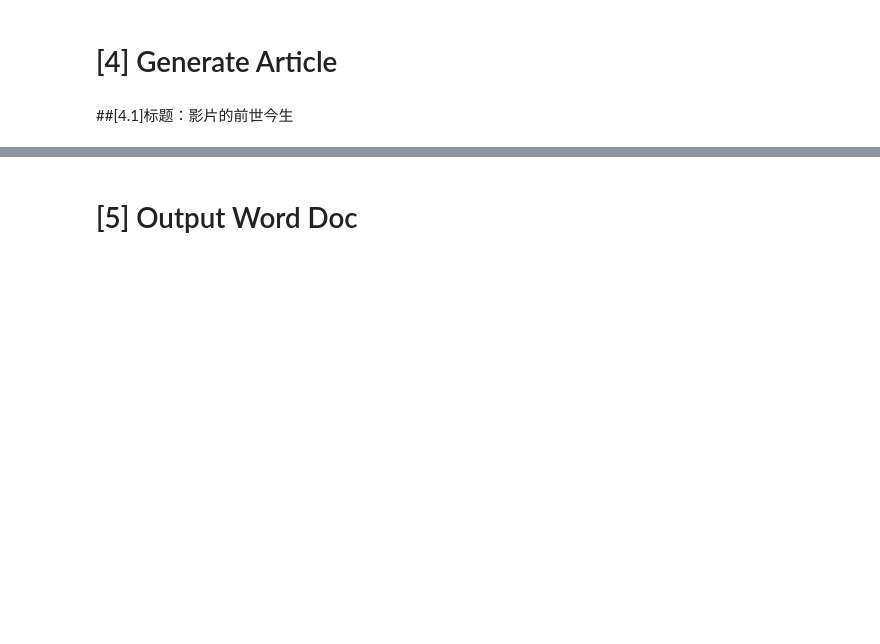
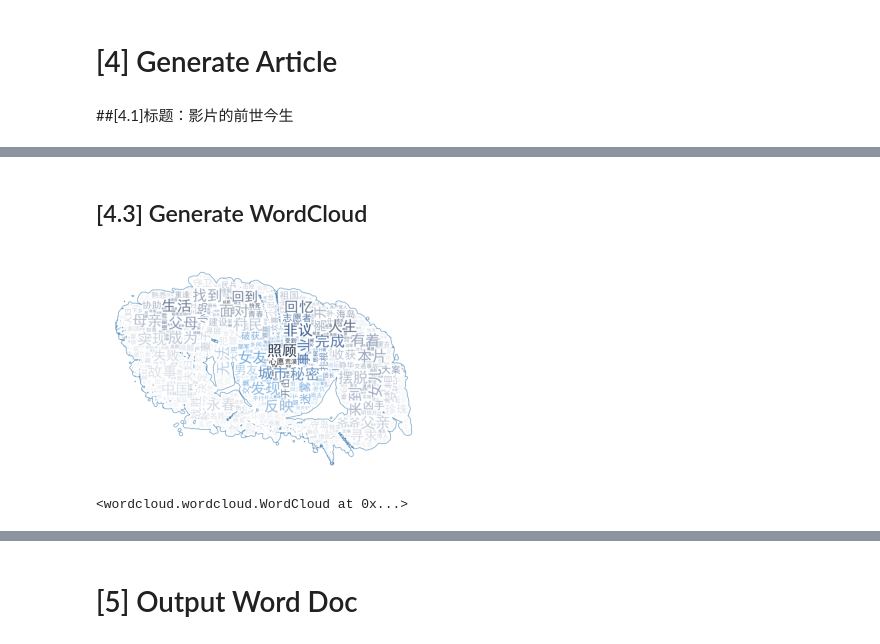
Before and after one commit to CT-Cultures/Content, a Jupyter notebook: tools/articles/Release_Overview_Issue.ipynb, the cells around one changed output, grey strips where cells are left out. Cells and saved outputs as stored; diff of their text form; code cells hidden in the pictures; blank space fills up the shorter version.

Commit message:
from colab with updates on Release Overview

```diff
--- a/tools/articles/Release_Overview_Issue.ipynb
+++ b/tools/articles/Release_Overview_Issue.ipynb
@@ -23,3 +25,7 @@ import pandas as pd
 import numpy as np
 import datetime as dt
 import re
+import random
+import jieba.analyse
+tfidf = jieba.analyse.extract_tags
+textrank = jieba.analyse.textrank
@@ -40,8 +111,8 @@ df_curr_releases['匹配片名'] = df_curr_releases['片名'].apply(lambda x: mm
 # %%
-df_matched = df_reg[df_reg['片名'].isin(df_curr_releases['匹配片名'].to_numpy())]
-df_matched = df_matched[['备案立项号', '片名', '备案单位', '编剧', '备案结果', '备案地', '梗概', '公示日期']].copy()
+df_curr_releases['匹配片名'] = df_curr_releases['片名'].apply(lambda x: mmatch[x] if x in mmatch else x)
+df_matched = df_reg[df_reg['匹配片名'].isin(df_curr_releases['匹配片名'].to_numpy())]
+df_matched = df_matched[['备案立项号', '匹配片名', '备案单位', '编剧', '备案结果', '备案地', '梗概', '公示日期']].copy()
 df_matched.rename(columns={'公示日期':'备案公示日期'}, inplace=True)
 df_c = df_curr_releases.merge(df_matched, on='匹配片名', how='left')
 df_c['备案公示日期'] = df_c['备案公示日期'].apply(lambda x: pd.to_datetime(x, infer_datetime_format=True))
 df_c['备案至今'] = dt_curr_release - df_c['备案公示日期']
-df_c
@@ -84,13 +148,12 @@ mmatch = {
 # %%
-df = df_c.dropna().copy()
-idx_to_drop = [7]
-df.drop(idx_to_drop, inplace=True)
-
+# Formulat view table
 tmp = df[['备案单位','第一出品单位']].apply(lambda x: re.search(x['第一出品单位'], x['备案单位']), axis=1).to_frame()
 idx_co_change = tmp[tmp[0].isna()].index
 df['公司变更'] = 0
 df.loc[idx_co_change, '公司变更'] = 1
-df_view = df[['片名',  '梗概', '备案至今', '备案结果', '第一出品单位', '备案单位', '公司变更']].copy()
+df_view = df[['片名', '匹配片名','梗概', '备案至今', '备案结果', '第一出品单位', '备案单位', '公司变更', '编剧']].copy()
+df_view.loc[df_view['片名'] == df_view['匹配片名'], '匹配片名'] = ''
+df.rename(columns={'匹配片名':'备案名'}, inplace=True)
 df_view.loc[df_view['公司变更'] == 0, '备案单位'] = ''
 df_view.rename(columns={'备案单位':'原备案单位'}, inplace=True)
 df_view.loc[df_view['备案结果'].str.contains('修改'),'备案结果'] = '是'
@@ -131 +223,62 @@ T = ''
+# %% [markdown]
+## [4.3] Generate WordCloud
+# %%
+import wordcloud
+from PIL import Image
+import matplotlib as mp
+import matplotlib.pyplot as plt
+import numpy as np
+%matplotlib inline
+
+path_font = '/content/drive/MyDrive/Github/Content/tools/articles/fonts/simhei.ttf'
+path_mask_image = "/content/drive/MyDrive/Github/Content/tools/articles/img/m2.png"
+path_color_image = "/content/drive/MyDrive/Github/Content/tools/articles/img/machine-1776925.jpg"
+path_img = '/content/drive/MyDrive/Github/Content/tools/articles/img'
+
+# Extract Keywords from each summary
+ls_kw = []
+for s in df_view['梗概'].to_numpy():
+  ls_kw.extend(textrank(s, topK=20))
+
+# Append Title
+ls_kw.extend(df_view['片名'].tolist())
+
+# Append old title if diiferent from current title
+ls_kw.extend([s for s in df_view['匹配片名'].tolist() if s!= ''])
+
+#wordcloud.color_from_image(coloring)
+mask = np.array(Image.open(path_mask_image)) # 定义词频背景
+
+wc = wordcloud.WordCloud(
+    font_path=path_font,
+    width = 400,
+    height = 100,
+    scale = 1,
+    mask=mask, # set back ground mask image
+    max_words=444,
+    max_font_size=88,
+    #background_color="white",
+    background_color="rgba(255, 255, 255, 0)",
+    #mode="RGBA",
+    mode="RGB",
+    contour_width=3,
+    contour_color='steelblue',
+    repeat=True,
+    #color_func=image_colors,
+)
+wc.generate(','.join(ls_kw))
+
+coloring = np.array(Image.open(path_color_image)) # Load Image for coloring
+#image_colors = wordcloud.ImageColorGenerator(mask, default_color=(79, 46, 47))
+image_colors = wordcloud.ImageColorGenerator(coloring)
+wc.recolor(color_func=image_colors,  random_state=3)
+
+plt.imshow(wc) # 显示词云
+plt.axis('off') # 关闭坐标轴
+plt.show()
+
+wc.to_file(path_img + '/ChinaFilm_NewReleases_Overview_' + str_date_curr_release + '.png')
+# %% [output]
+[figure, added]
+<wordcloud.wordcloud.WordCloud at 0x...>
 # %% [markdown]
```
Also changed, not shown: parts of 40 cells of this notebook, 29 other files.
